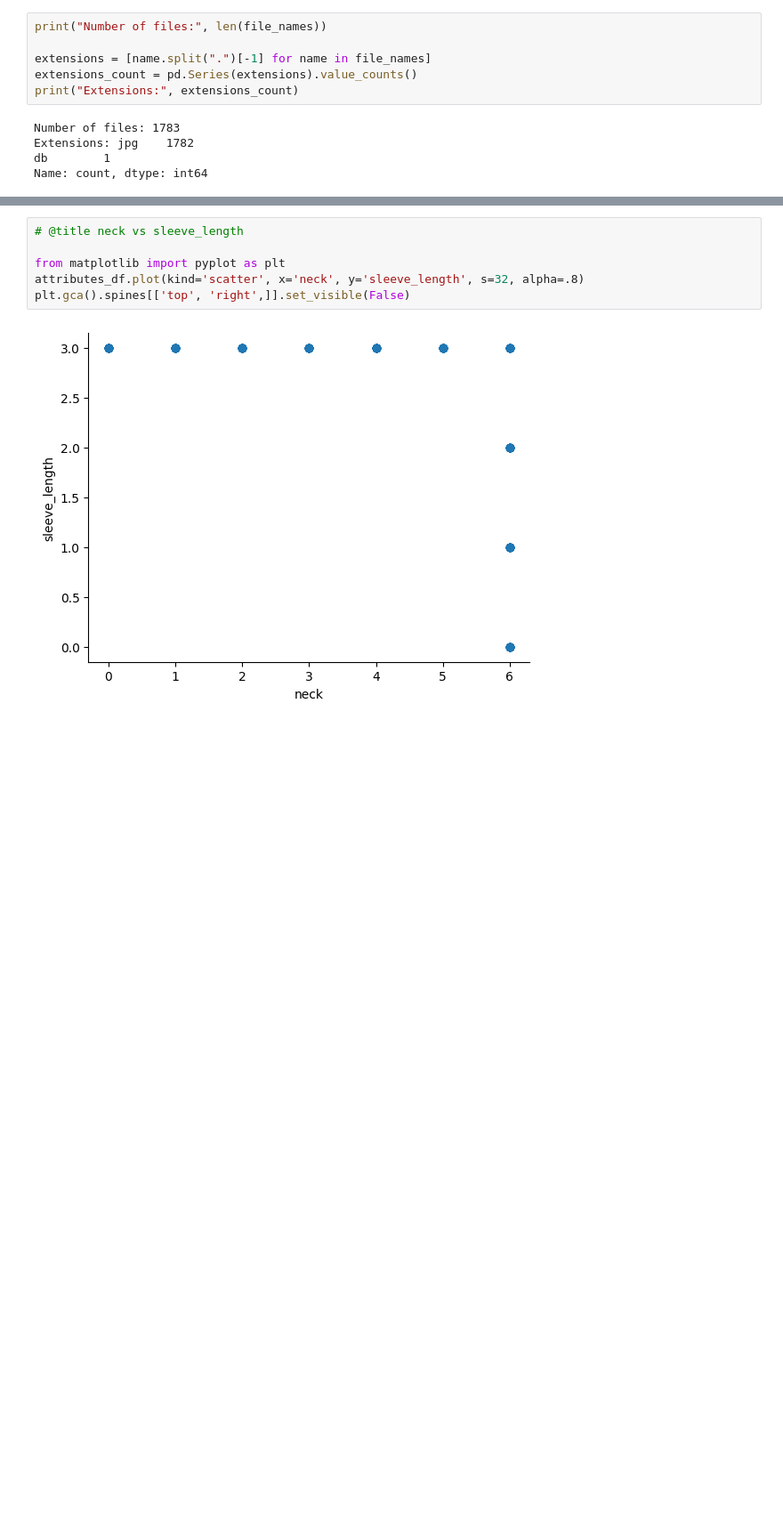
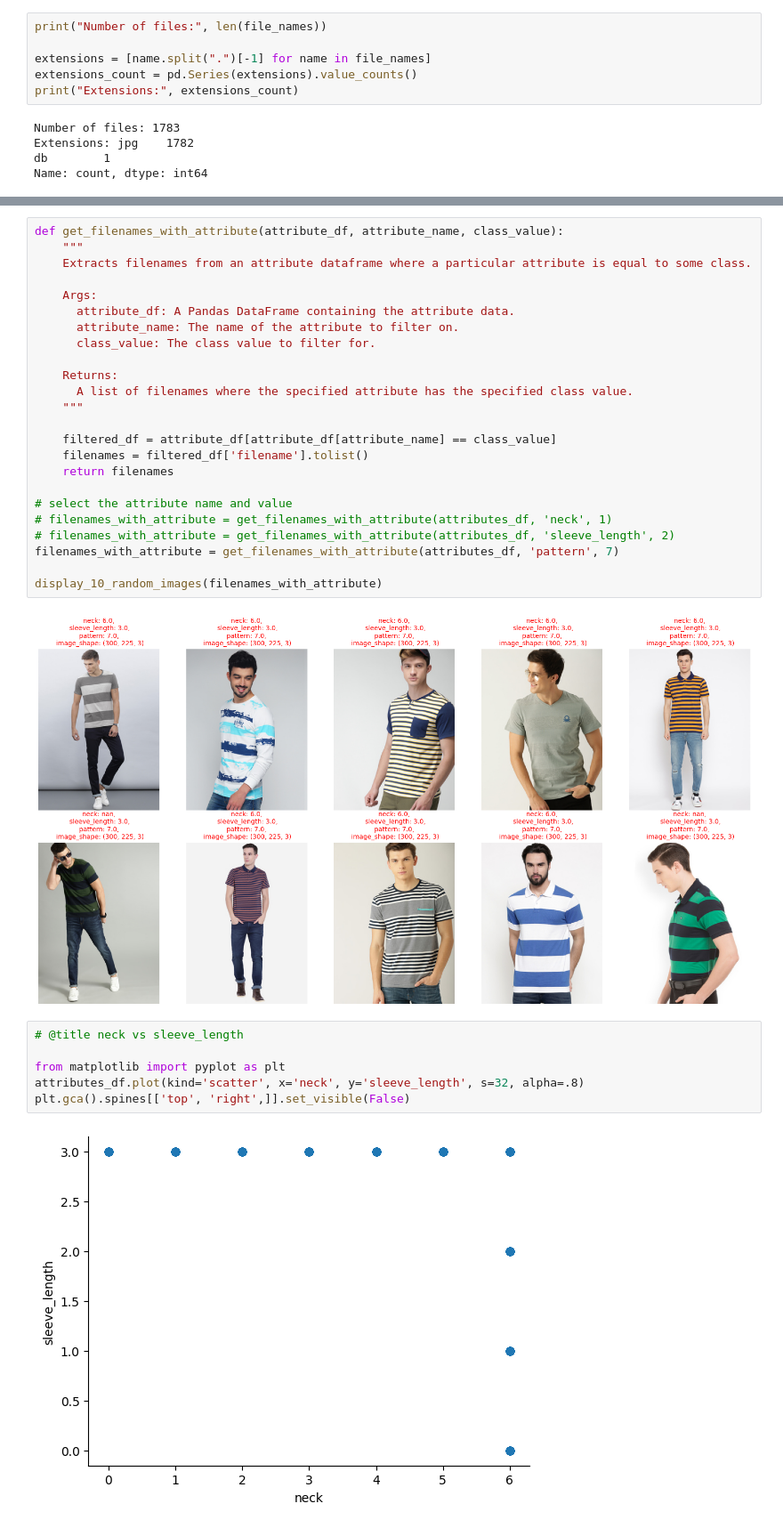
Before and after one commit to ashishbhatti/deep-fashion-attribute-prediction, a Jupyter notebook: deep_fashion_attr_prediction.ipynb, the cells around one changed output, grey strips where cells are left out. Shown at 89% size. Drawn from its saved outputs; the diff is of its cells as text; blank space fills up the shorter version.

```diff
--- a/deep_fashion_attr_prediction.ipynb
+++ b/deep_fashion_attr_prediction.ipynb
@@ -278,3 +255,29 @@ We only have 1782 images in the directory.
+# %%
+def get_filenames_with_attribute(attribute_df, attribute_name, class_value):
+    """
+    Extracts filenames from an attribute dataframe where a particular attribute is equal to some class.
+
+    Args:
+      attribute_df: A Pandas DataFrame containing the attribute data.
+      attribute_name: The name of the attribute to filter on.
+      class_value: The class value to filter for.
+
+    Returns:
+      A list of filenames where the specified attribute has the specified class value.
+    """
+
+    filtered_df = attribute_df[attribute_df[attribute_name] == class_value]
+    filenames = filtered_df['filename'].tolist()
+    return filenames
+
+# select the attribute name and value
+# filenames_with_attribute = get_filenames_with_attribute(attributes_df, 'neck', 1)
+# filenames_with_attribute = get_filenames_with_attribute(attributes_df, 'sleeve_length', 2)
+filenames_with_attribute = get_filenames_with_attribute(attributes_df, 'pattern', 7)
+
+display_10_random_images(filenames_with_attribute)
+# %% [output]
+[figure, added]
 # %%
 # @title neck vs sleeve_length
 
```
Also changed, not shown: parts of 46 cells of this notebook.
